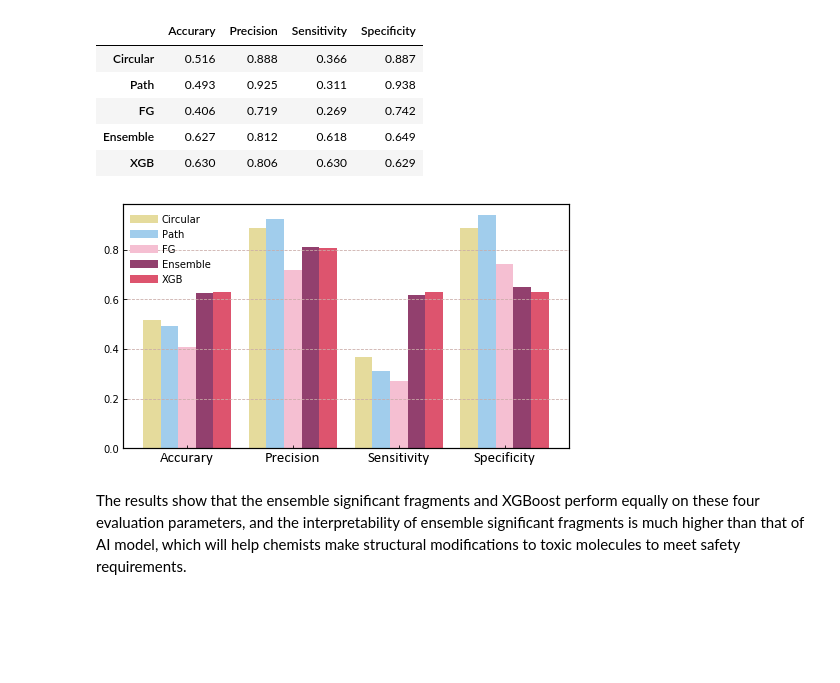
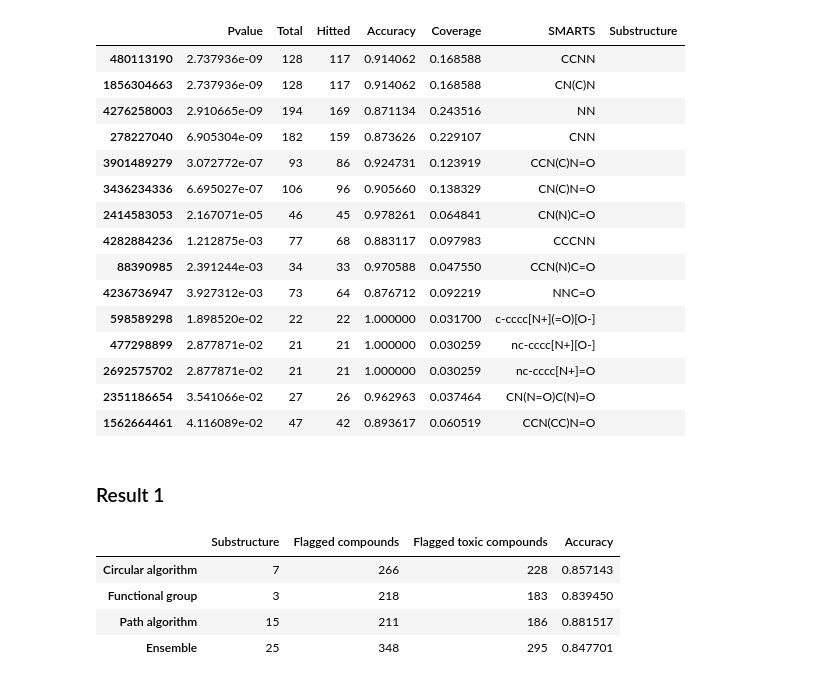
Before and after one commit to kotori-y/pySmash, a Jupyter notebook: tutorial/Application.ipynb, the cells around one changed output. Cells and saved outputs as stored; diff of their text form; code cells hidden in the pictures; blank space fills up the shorter version.

```diff
--- a/tutorial/Application.ipynb
+++ b/tutorial/Application.ipynb
@@ -88,5 +45,5 @@ Testing  Negative Number: 97
 # %%
 # Instantiate
 cir = CircularLearner(minRadius=1, maxRadius=4, nJobs=4)
-path = PathLeanrner(minPath=1, maxPath=7, nJobs=4)
+path = PathLearner(minPath=1, maxPath=7, nJobs=4)
 fg = FunctionGroupLearner(nJobs=4)
@@ -159,42 +83,20 @@ XGBClassifier(base_score=0.5, booster='gbtree', colsample_bylevel=1,
-# %%
-y_pred_xgb = model.predict(X_test)
-res = res.append(pd.Series(evaluateModel(y_test, y_pred_xgb), name='XGB'))
-res
-# %% [output]
-|  | Accurary | Precision | Sensitivity | Specificity |
-| Circular | 0.516 | 0.888 | 0.366 | 0.887 |
-| Path | 0.493 | 0.925 | 0.311 | 0.938 |
-| FG | 0.406 | 0.719 | 0.269 | 0.742 |
-| Ensemble | 0.627 | 0.812 | 0.618 | 0.649 |
-| XGB | 0.630 | 0.806 | 0.630 | 0.629 |
-# %%
-# Visualizing result
-
-f,ax = plt.subplots(figsize=(8,4.5))
-colors = ['#e5db9c', '#a1cdec', '#f5bfd2',
-          '#92406e', '#dd546e']
-width = 0.25
-for center,row in zip(np.arange(1.5, 1.5*res.shape[1]+1, 1.5), res.iteritems()):
-    x = np.arange(center-2*width, center+2*width+0.01, width)
-    ax.bar(x, row[1].values, width=width, color=colors)
-
-ax.spines['bottom'].set_linewidth(1.2)
-ax.spines['left'].set_linewidth(1.2)
-ax.spines['top'].set_linewidth(1.2)
-ax.spines['right'].set_linewidth(1.2)
-ax.tick_params(direction='in', which='both')
-ax.set_xticks(np.arange(1.5, 1.5*res.shape[1]+1, 1.5))
-ax.set_xticklabels(res.columns, fontdict={'family': 'Calibri', 'size':15})
-
-ax.grid(ls='--', color='#caaca8', axis="y")
-
-legend = [mlines.Line2D([0], [0], color=c, lw=8) for c in colors]
-leg = Legend(ax, legend, labels=res.index, ncol=1,
-             edgecolor='white', facecolor='none', borderpad=0.6)
-ax.add_artist(leg)
-
-plt.show()
-# %% [output]
-[figure, removed]
-# %% [markdown]
-The results show that the ensemble significant fragments and XGBoost perform equally on these four evaluation parameters, and the interpretability of ensemble significant fragments is much higher than that of AI model, which will help chemists make structural modifications to toxic molecules to meet safety requirements.
+# %%
+# Visualizing Path fragments
+IPython.display.HTML(sigPathPvalue.to_html(escape=False))
+# %% [output]
+|  | Pvalue | Total | Hitted | Accuracy | Coverage | SMARTS | Substructure |
+| 480113190 | 2.737936e-09 | 128 | 117 | 0.914062 | 0.168588 | CCNN |  |
+| 1856304663 | 2.737936e-09 | 128 | 117 | 0.914062 | 0.168588 | CN(C)N |  |
+| 4276258003 | 2.910665e-09 | 194 | 169 | 0.871134 | 0.243516 | NN |  |
+| 278227040 | 6.905304e-09 | 182 | 159 | 0.873626 | 0.229107 | CNN |  |
+| 3901489279 | 3.072772e-07 | 93 | 86 | 0.924731 | 0.123919 | CCN(C)N=O |  |
+| 3436234336 | 6.695027e-07 | 106 | 96 | 0.905660 | 0.138329 | CN(C)N=O |  |
+| 2414583053 | 2.167071e-05 | 46 | 45 | 0.978261 | 0.064841 | CN(N)C=O |  |
+| 4282884236 | 1.212875e-03 | 77 | 68 | 0.883117 | 0.097983 | CCCNN |  |
+| 88390985 | 2.391244e-03 | 34 | 33 | 0.970588 | 0.047550 | CCN(N)C=O |  |
+| 4236736947 | 3.927312e-03 | 73 | 64 | 0.876712 | 0.092219 | NNC=O |  |
+| 598589298 | 1.898520e-02 | 22 | 22 | 1.000000 | 0.031700 | c-cccc[N+](=O)[O-] |  |
+| 477298899 | 2.877871e-02 | 21 | 21 | 1.000000 | 0.030259 | nc-cccc[N+][O-] |  |
+| 2692575702 | 2.877871e-02 | 21 | 21 | 1.000000 | 0.030259 | nc-cccc[N+]=O |  |
+| 2351186654 | 3.541066e-02 | 27 | 26 | 0.962963 | 0.037464 | CN(N=O)C(N)=O |  |
+| 1562664461 | 4.116089e-02 | 47 | 42 | 0.893617 | 0.060519 | CCN(CC)N=O |  |
@@ -200,0 +133,10 @@ The results show that the ensemble significant fragments and XGBoost perform equ
+# %% [markdown]
+### Result 1
+# %%
+res
+# %% [output]
+|  | Substructure | Flagged compounds | Flagged toxic compounds | Accuracy |
+| Circular algorithm | 7 | 266 | 228 | 0.857143 |
+| Functional group | 3 | 218 | 183 | 0.839450 |
+| Path algorithm | 15 | 211 | 186 | 0.881517 |
+| Ensemble | 25 | 348 | 295 | 0.847701 |
```
Also changed, not shown: parts of 20 cells of this notebook, 9 other files.
